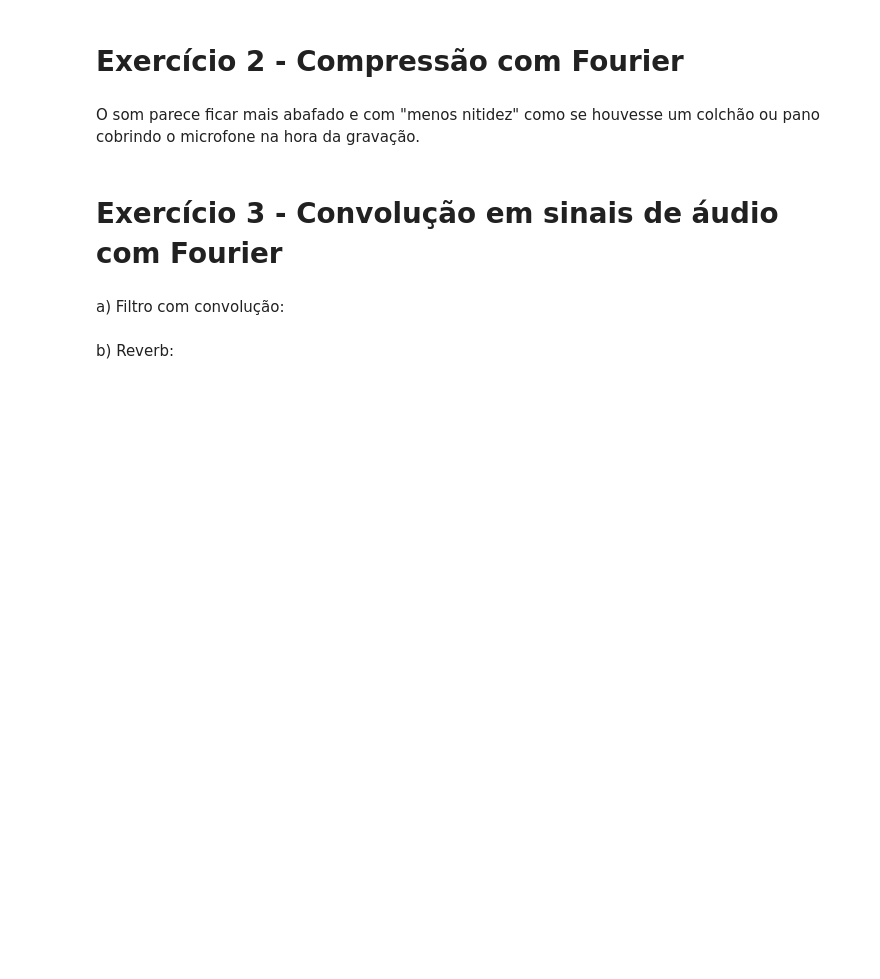
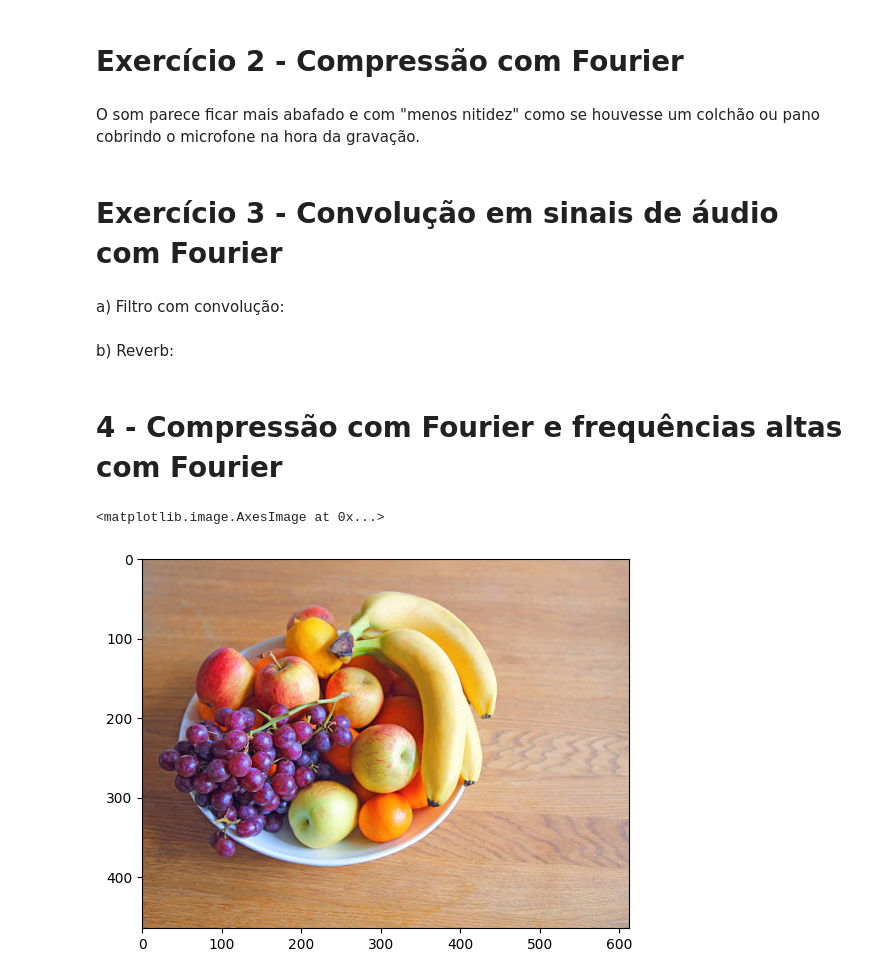
Before and after one commit to scrocha/visao-computacional-2024, a Jupyter notebook: Lista_04/Lista_04_Sillas.ipynb, the cells around one changed output. Drawn from its saved outputs; the diff is of its cells as text; code cells hidden in the pictures; blank space fills up the shorter version.

```diff
--- a/Lista_04/Lista_04_Sillas.ipynb
+++ b/Lista_04/Lista_04_Sillas.ipynb
@@ -115 +116,11 @@ sd.play(audio_com_eco, fs)
 # status = sd.wait()
+# %% [markdown]
+# 4 - Compressão com Fourier e frequências altas com Fourier
+# %%
+frutas = cv.imread("./frutas.jpg")
+frutas = frutas[:,:,::-1]
+
+plt.imshow(frutas)
+# %% [output]
+<matplotlib.image.AxesImage at 0x...>
+[figure, added]
```
Also changed, not shown: parts of 15 cells of this notebook.
